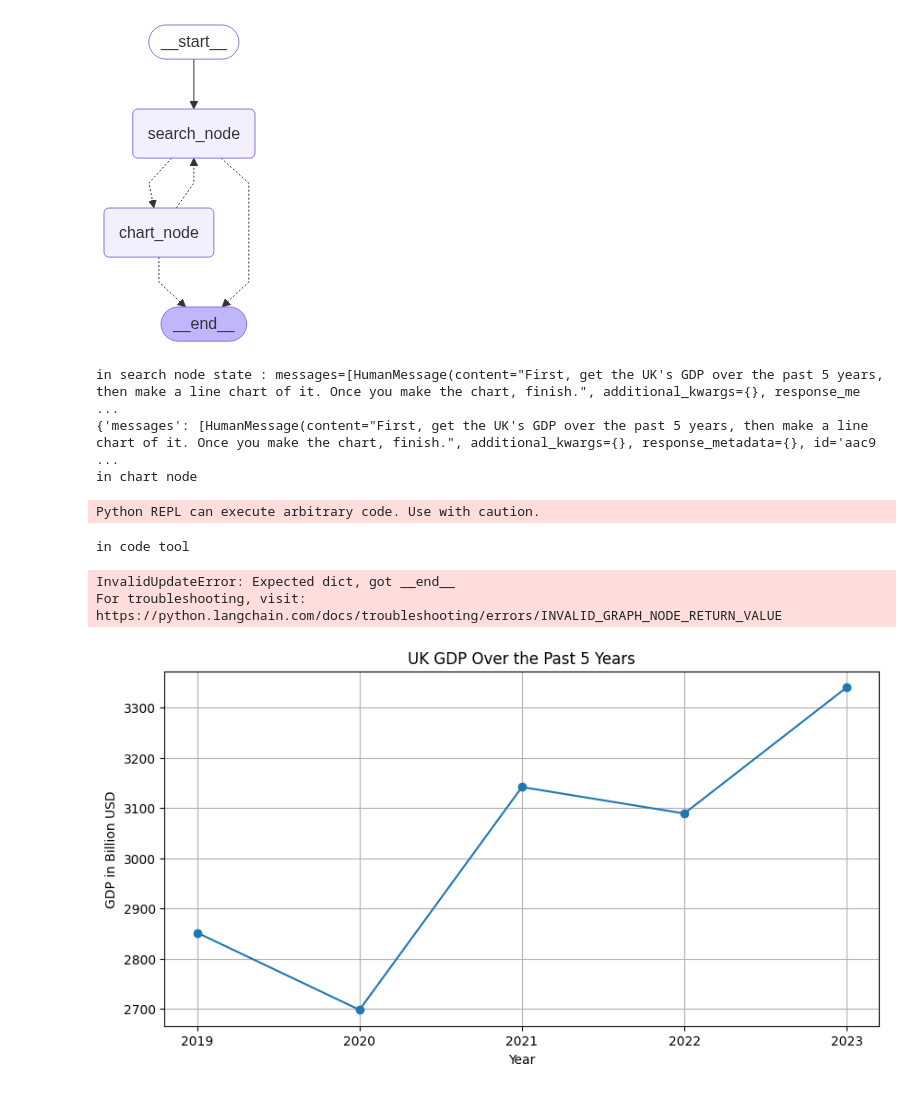
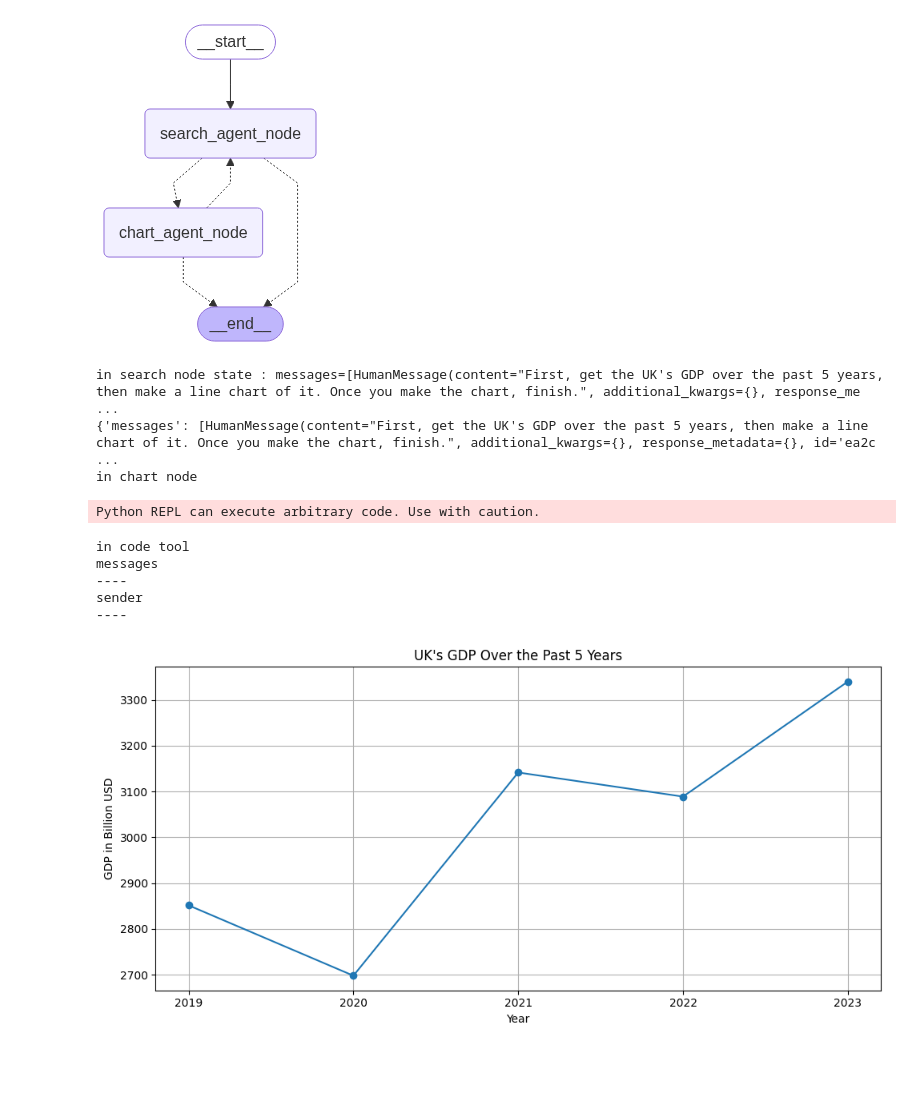
Before and after one commit to VinodNallavade/AgenticAI, a Jupyter notebook: ai_agent/multi_agent_network_flow/graph.ipynb, the cells around one changed output. Cells and saved outputs as stored; diff of their text form; code cells hidden in the pictures; blank space fills up the shorter version.

Commit message:
agent-agent communication

```diff
--- a/ai_agent/multi_agent_network_flow/graph.ipynb
+++ b/ai_agent/multi_agent_network_flow/graph.ipynb
@@ -6,15 +6,15 @@ from state import AgentState
 from langchain_core.messages import HumanMessage
 # %%
 graph= StateGraph(AgentState)
-graph.add_node("search_node",search_node)
-graph.add_node("chart_node",chart_node)
+graph.add_node("search_agent_node",search_node)
+graph.add_node("chart_agent_node",chart_node)
 
 
-graph.add_edge(START,"search_node")
+graph.add_edge(START,"search_agent_node")
 compiledgraph=graph.compile()
 compiledgraph
 # %% [output]
-[figure, old version]
+[figure, new version]
 # %%
 events = compiledgraph.invoke(
     {
@@ -31,10 +31,12 @@ for s in events:
     print("----")
 # %% [output]
 in search node state : messages=[HumanMessage(content="First, get the UK's GDP over the past 5 years, then make a line chart of it. Once you make the chart, finish.", additional_kwargs={}, response_me ...
-{'messages': [HumanMessage(content="First, get the UK's GDP over the past 5 years, then make a line chart of it. Once you make the chart, finish.", additional_kwargs={}, response_metadata={}, id='aac9 ...
+{'messages': [HumanMessage(content="First, get the UK's GDP over the past 5 years, then make a line chart of it. Once you make the chart, finish.", additional_kwargs={}, response_metadata={}, id='ea2c ...
 in chart node
 Python REPL can execute arbitrary code. Use with caution.
 in code tool
+messages
+----
+sender
+----
-InvalidUpdateError: Expected dict, got __end__
-For troubleshooting, visit: https://python.langchain.com/docs/troubleshooting/errors/INVALID_GRAPH_NODE_RETURN_VALUE
-[figure, old version]
+[figure, new version]
```
Also changed, not shown: 3 other files.
